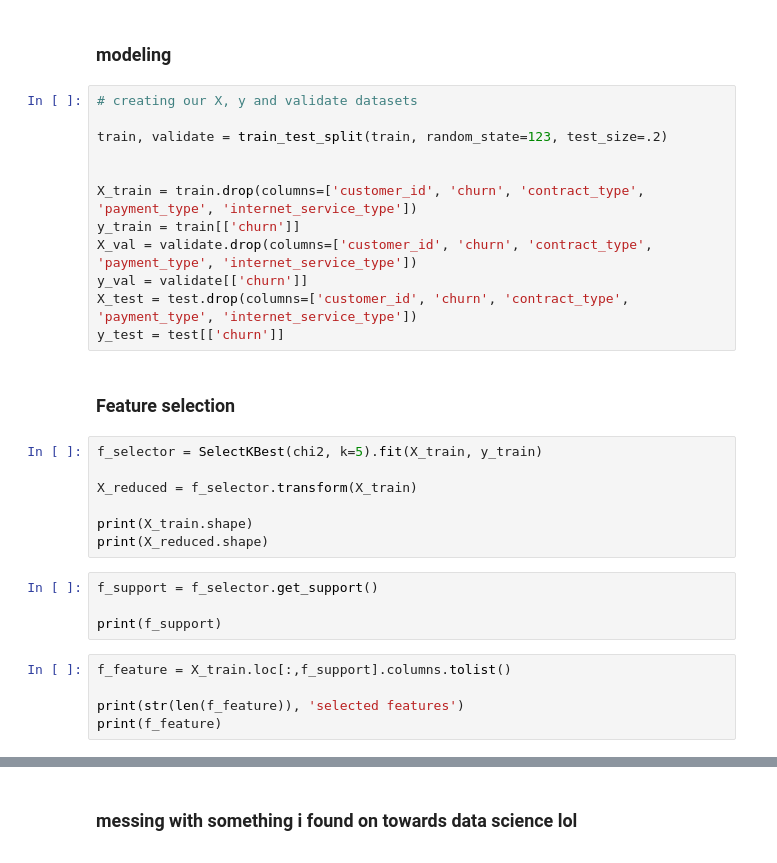
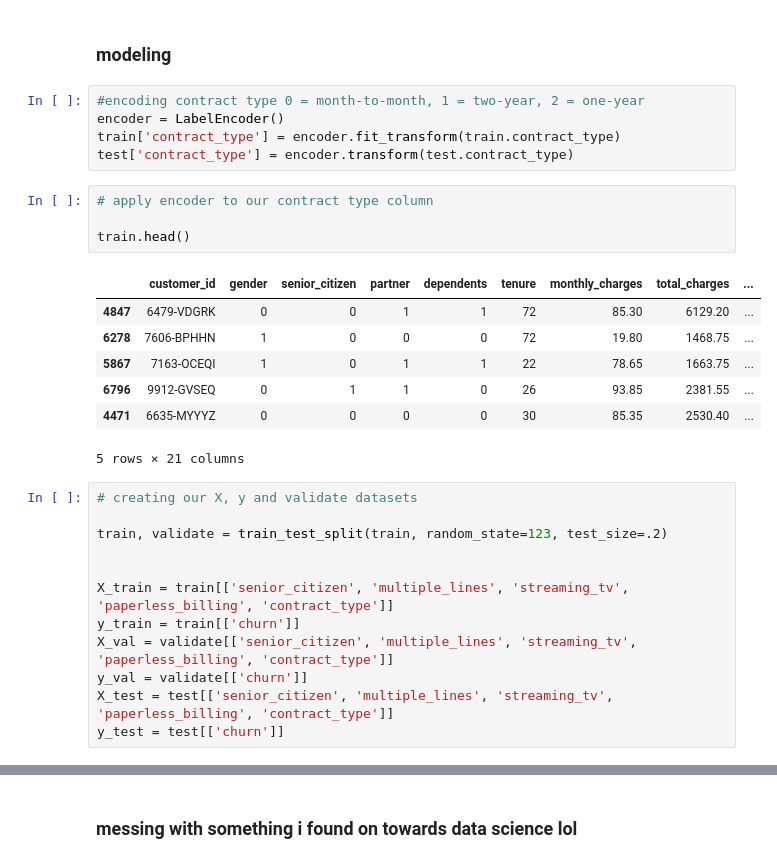
Before and after one commit to Corn-Shipps/predicting_telco_churn, a Jupyter notebook: JeremyNotes.ipynb, the cells around one changed output, grey strips where cells are left out. Saved outputs shown, nothing was run; the diff lists cells and outputs as text.

```diff
--- a/JeremyNotes.ipynb
+++ b/JeremyNotes.ipynb
@@ -206,32 +149,31 @@ Name: tech_support, Length: 7043, dtype: object
 # %% [markdown]
 ### modeling
+# %%
+#encoding contract type 0 = month-to-month, 1 = two-year, 2 = one-year
+encoder = LabelEncoder()
+train['contract_type'] = encoder.fit_transform(train.contract_type)
+test['contract_type'] = encoder.transform(test.contract_type)
+# %%
+# apply encoder to our contract type column
+
+train.head()
+# %% [output]
+|  | customer_id | gender | senior_citizen | partner | dependents | tenure | monthly_charges | total_charges | ... |
+| 4847 | 6479-VDGRK | 0 | 0 | 1 | 1 | 72 | 85.30 | 6129.20 | ... |
+| 6278 | 7606-BPHHN | 1 | 0 | 0 | 0 | 72 | 19.80 | 1468.75 | ... |
+| 5867 | 7163-OCEQI | 1 | 0 | 1 | 1 | 22 | 78.65 | 1663.75 | ... |
+| 6796 | 9912-GVSEQ | 0 | 1 | 1 | 0 | 26 | 93.85 | 2381.55 | ... |
+| 4471 | 6635-MYYYZ | 0 | 0 | 0 | 0 | 30 | 85.35 | 2530.40 | ... |
+5 rows × 21 columns
 # %%
 # creating our X, y and validate datasets
 
 train, validate = train_test_split(train, random_state=123, test_size=.2)
 
 
-X_train = train.drop(columns=['customer_id', 'churn', 'contract_type', 'payment_type', 'internet_service_type'])
+X_train = train[['senior_citizen', 'multiple_lines', 'streaming_tv', 'paperless_billing', 'contract_type']]
 y_train = train[['churn']]
-X_val = validate.drop(columns=['customer_id', 'churn', 'contract_type', 'payment_type', 'internet_service_type'])
+X_val = validate[['senior_citizen', 'multiple_lines', 'streaming_tv', 'paperless_billing', 'contract_type']]
 y_val = validate[['churn']]
-X_test = test.drop(columns=['customer_id', 'churn', 'contract_type', 'payment_type', 'internet_service_type'])
+X_test = test[['senior_citizen', 'multiple_lines', 'streaming_tv', 'paperless_billing', 'contract_type']]
 y_test = test[['churn']]
-# %% [markdown]
-### Feature selection
-# %%
-f_selector = SelectKBest(chi2, k=5).fit(X_train, y_train)
-
-X_reduced = f_selector.transform(X_train)
-
-print(X_train.shape)
-print(X_reduced.shape)
-# %%
-f_support = f_selector.get_support()
-
-print(f_support)
-# %%
-f_feature = X_train.loc[:,f_support].columns.tolist()
-
-print(str(len(f_feature)), 'selected features')
-print(f_feature)
```
Also changed, not shown: parts of 37 cells of this notebook.
